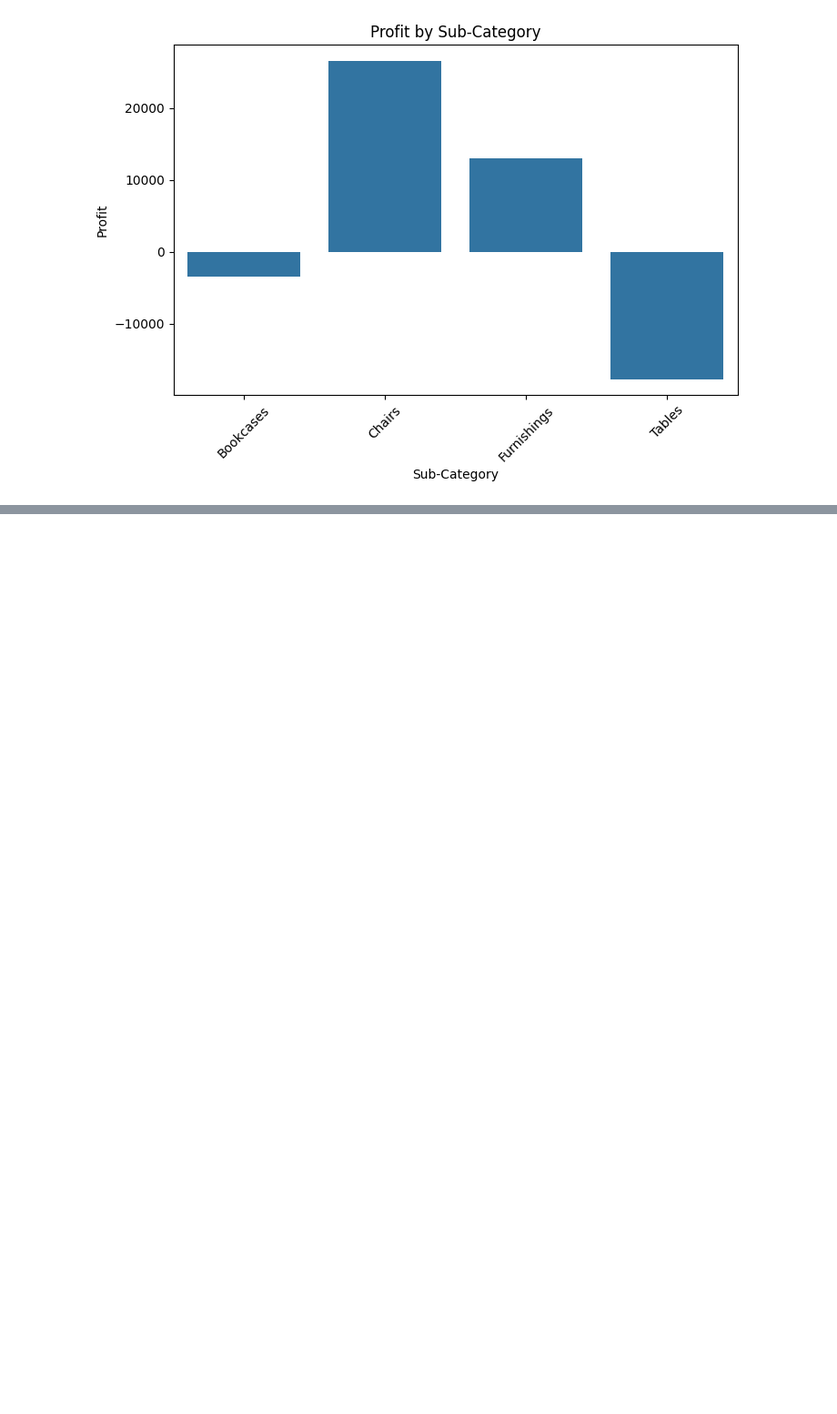
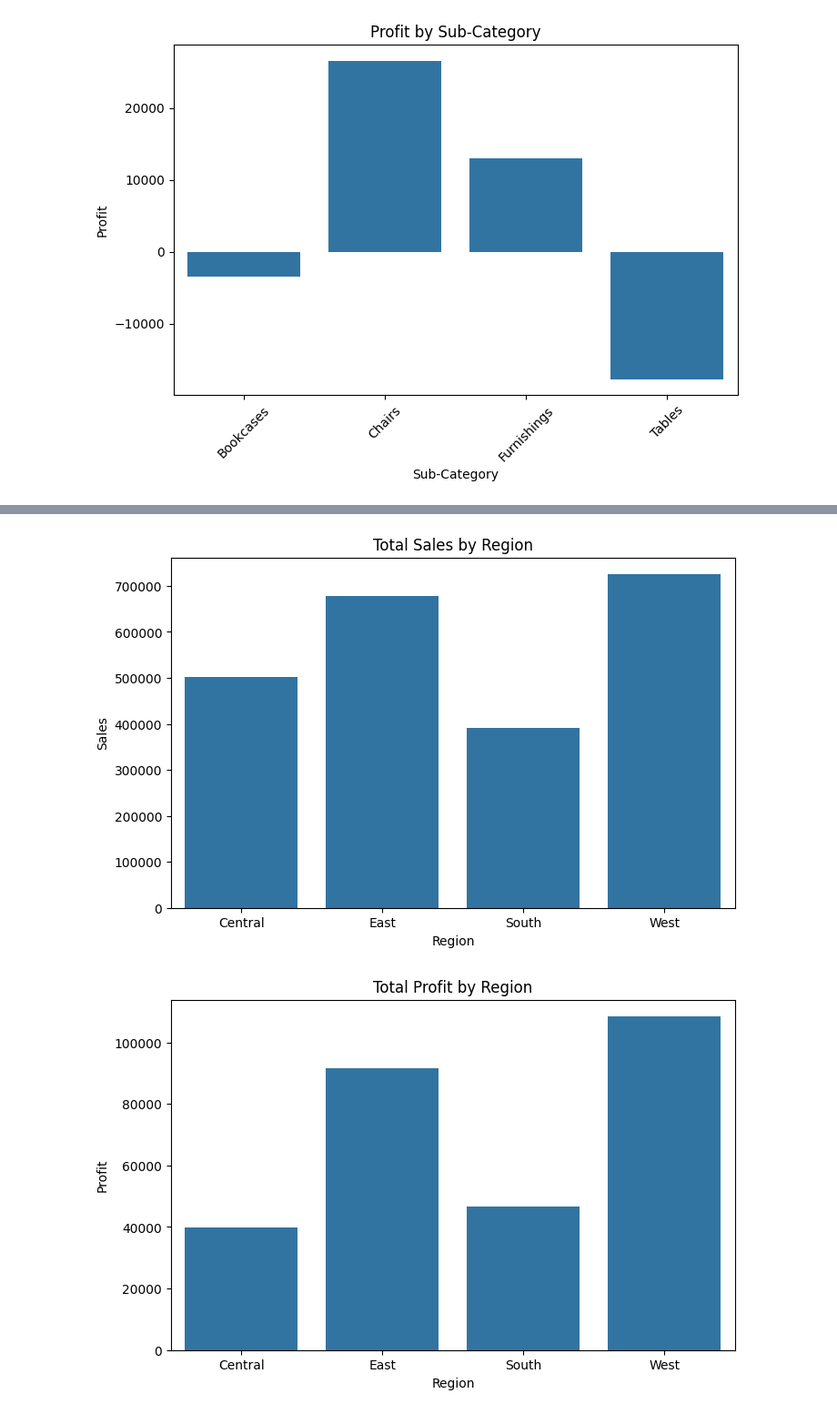
Before and after one commit to devank-data-analyst/business-sales-analysis, a Jupyter notebook: notebooks/analysis.ipynb, the cells around one changed output, grey strips where cells are left out. Shown at 91% size. Saved outputs shown, nothing was run; the diff lists cells and outputs as text; code cells hidden in the pictures; blank space fills up the shorter version.

```diff
--- a/notebooks/analysis.ipynb
+++ b/notebooks/analysis.ipynb
@@ -165,0 +255,8 @@ supplier margin problems
+# %%
+# Region wise sales and profit analysis
+
+region_sales = df.groupby('Region')['Sales'].sum().reset_index()
+region_profit = df.groupby('Region')['Profit'].sum().reset_index()
+
+region_sales,
+region_profit
@@ -165,0 +269,13 @@ supplier margin problems
+# %%
+plt.figure(figsize=(8,5))
+sns.barplot(x='Region', y= 'Sales', data = region_sales)
+plt.title('Total Sales by Region')
+plt.show()
+
+plt.figure(figsize=(8,5))
+sns.barplot(x='Region', y= 'Profit', data = region_profit)
+plt.title('Total Profit by Region')
+plt.show()
+# %% [output]
+[figure, added]
+[figure, added]
```
Also changed, not shown: parts of 43 cells of this notebook.
